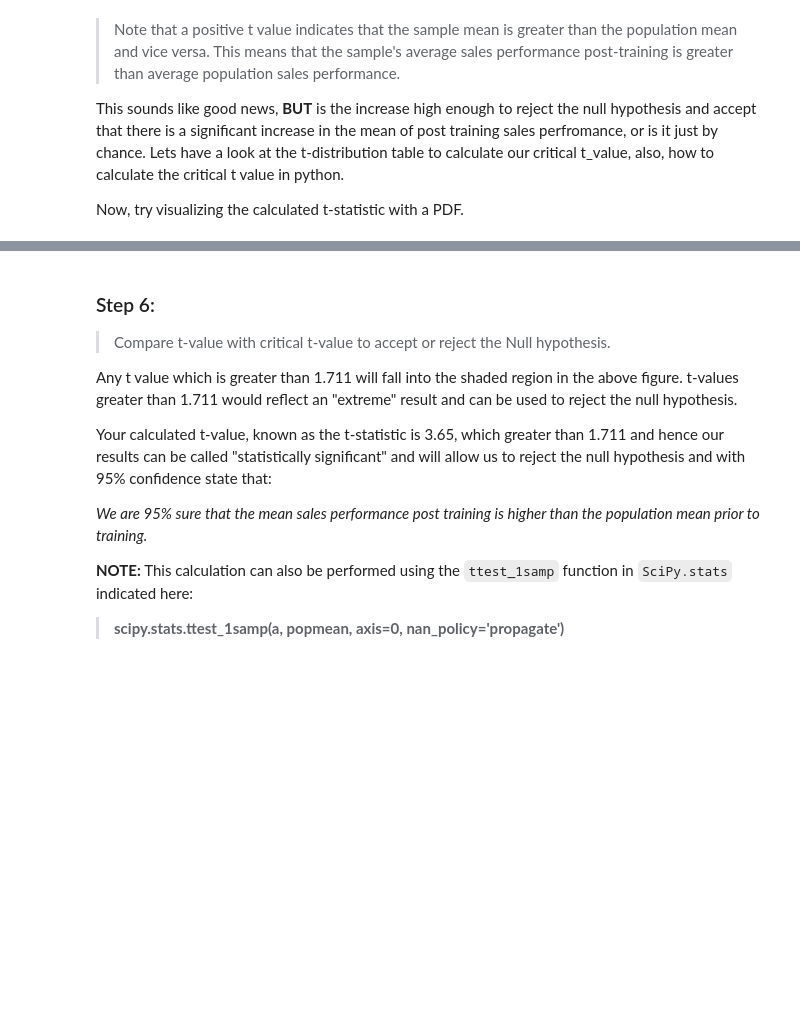
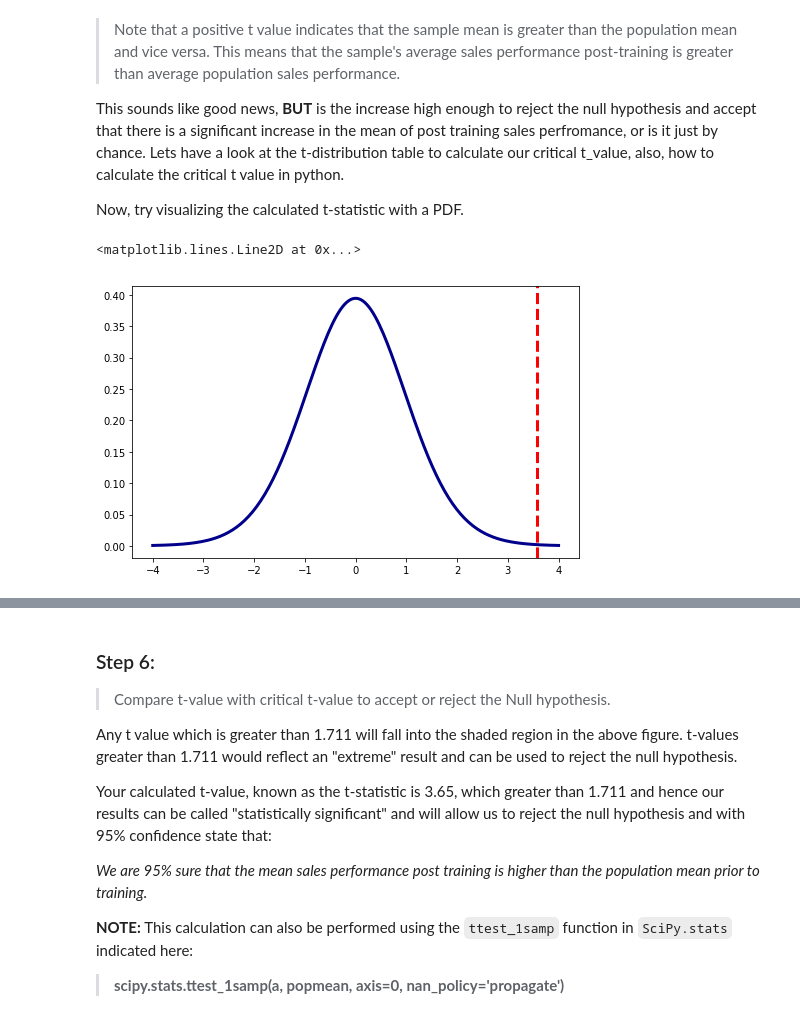
Before and after one commit to MatthewCFreeman/Module-2, a Jupyter notebook: dsc-2-20-08-1-sample-t-tests-lab-online-ds-ft-031119-master/index.ipynb, the cells around one changed output, grey strips where cells are left out. Saved outputs shown, nothing was run; the diff lists cells and outputs as text; code cells hidden in the pictures; blank space fills up the shorter version.

```diff
--- a/dsc-2-20-08-1-sample-t-tests-lab-online-ds-ft-031119-master/index.ipynb
+++ b/dsc-2-20-08-1-sample-t-tests-lab-online-ds-ft-031119-master/index.ipynb
@@ -159,7 +159,7 @@ mu = 100
 x_bar= np.mean(sample)
 
 # Sample Stadrad Deviation (sigma) using Numpy
-sigma = np.std(sample)
+sigma = np.std(sample, ddof=1)
 
 # Sample size (n)
 n = len(sample)
@@ -168,7 +168,7 @@ n = len(sample)
 df = n-1
 
 # Difference in sample mean
-diff = np.abs(mu-x_bar)
+diff = x_bar-mu
 
 
 # Print the findings
@@ -234,17 +234,21 @@ This sounds like good news, **BUT** is the increase high enough to reject the nu
 Now, try visualizing the calculated t-statistic with a PDF.
 # %%
 # generate points on the x axis between -5 and 5:
-xs = np.arange(-5,5,1)
-print(xs)
+xs = np.linspace(-4,4,200)
 # use stats.t.pdf to get values on the probability density function for the t-distribution
 # the second argument is the degrees of freedom
-ys = stats.t.pdf()
+ys = stats.t.pdf(xs, df)
 # initialize a matplotlib "figure"
-fig = None
+fig = plt.figure(figsize=(8,5))
 
 # get the current "axis" out of the figure
-ax = None
+ax = fig.gca()
 
 # plot the lines using matplotlib's plot function:
+ax.plot(xs, ys, linewidth=3, color='darkblue')
 
 # plot a vertical line for our measured difference in rates t-statistic
+ax.axvline(t, color='red', ls='--', lw=3)
+# %% [output]
+<matplotlib.lines.Line2D at 0x...>
+[figure, added]
```
Also changed, not shown: parts of 16 cells of this notebook.
